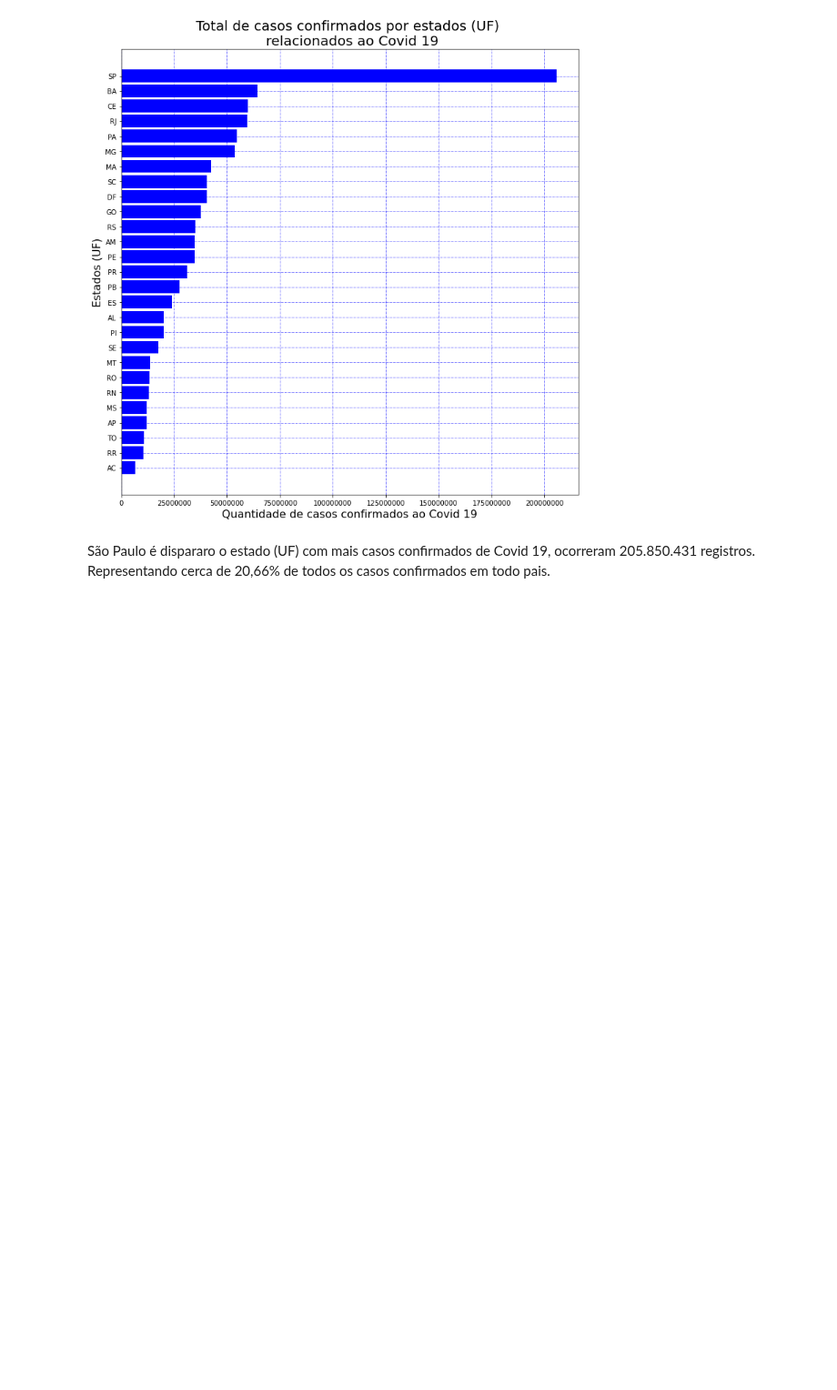
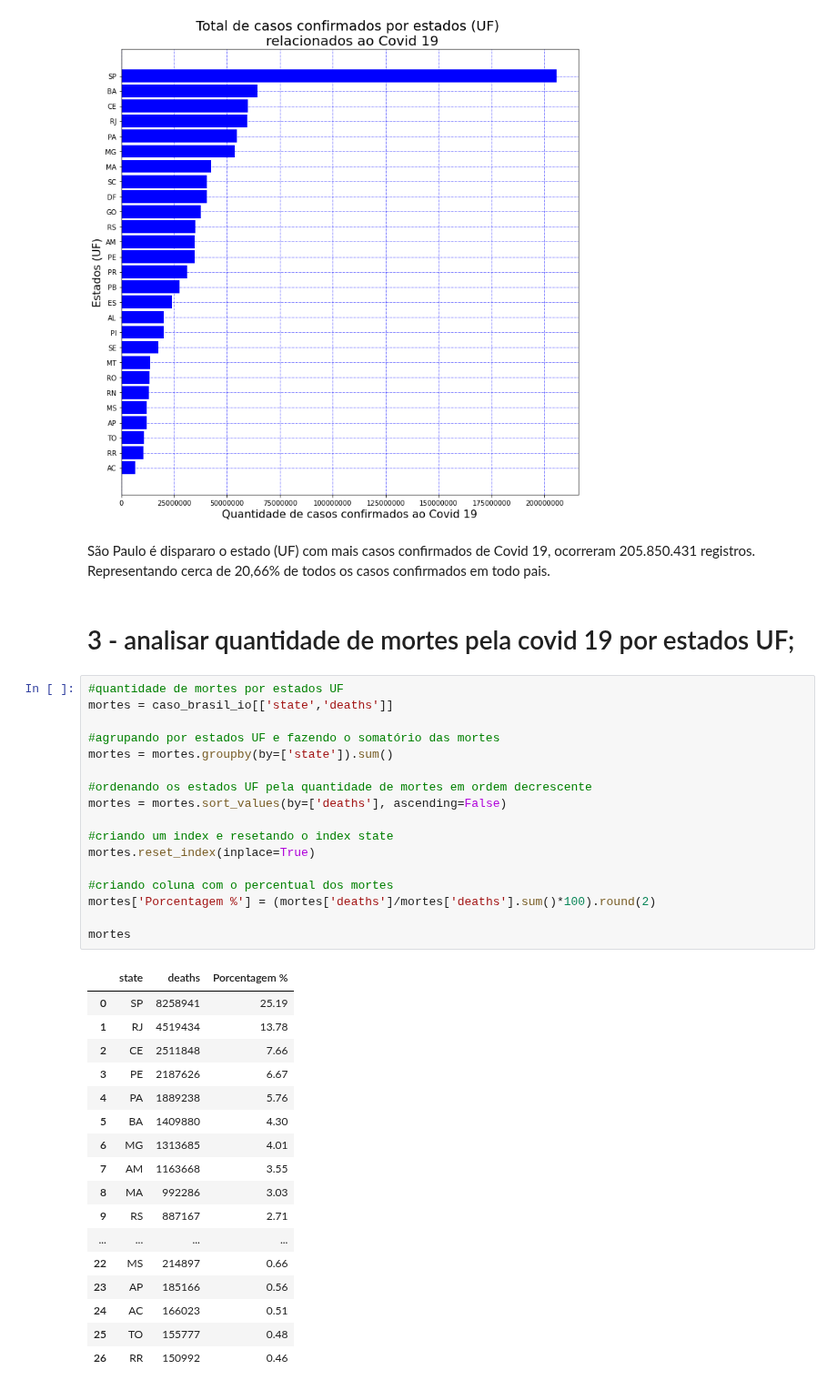
Before and after one commit to yoshinaga2904/Bootcamp-Alura, a Jupyter notebook: Fabio_Yoshinaga_Projeto_modulo_1.ipynb, the cells around one changed output. Shown at 91% size. Cells and saved outputs as stored; diff of their text form; blank space fills up the shorter version.

```diff
--- a/Fabio_Yoshinaga_Projeto_modulo_1.ipynb
+++ b/Fabio_Yoshinaga_Projeto_modulo_1.ipynb
@@ -260,3 +251,40 @@ plt.show
 [figure]
 # %% [markdown]
 São Paulo é dispararo o estado (UF) com mais casos confirmados de Covid 19, ocorreram 205.850.431 registros. Representando cerca de 20,66% de todos os casos confirmados em todo pais.
+# %% [markdown]
+# 3 - analisar quantidade de mortes pela covid 19 por estados UF;
+# %%
+#quantidade de mortes por estados UF
+mortes = caso_brasil_io[['state','deaths']]
+
+#agrupando por estados UF e fazendo o somatório das mortes
+mortes = mortes.groupby(by=['state']).sum()
+
+#ordenando os estados UF pela quantidade de mortes em ordem decrescente
+mortes = mortes.sort_values(by=['deaths'], ascending=False)
+
+#criando um index e resetando o index state
+mortes.reset_index(inplace=True)
+
+#criando coluna com o percentual dos mortes
+mortes['Porcentagem %'] = (mortes['deaths']/mortes['deaths'].sum()*100).round(2)
+
+mortes
+# %% [output]
+|  | state | deaths | Porcentagem % |
+| 0 | SP | 8258941 | 25.19 |
+| 1 | RJ | 4519434 | 13.78 |
+| 2 | CE | 2511848 | 7.66 |
+| 3 | PE | 2187626 | 6.67 |
+| 4 | PA | 1889238 | 5.76 |
+| 5 | BA | 1409880 | 4.30 |
+| 6 | MG | 1313685 | 4.01 |
+| 7 | AM | 1163668 | 3.55 |
+| 8 | MA | 992286 | 3.03 |
+| 9 | RS | 887167 | 2.71 |
+| ... | ... | ... | ... |
+| 22 | MS | 214897 | 0.66 |
+| 23 | AP | 185166 | 0.56 |
+| 24 | AC | 166023 | 0.51 |
+| 25 | TO | 155777 | 0.48 |
+| 26 | RR | 150992 | 0.46 |
```
Also changed, not shown: parts of 3 cells of this notebook.
